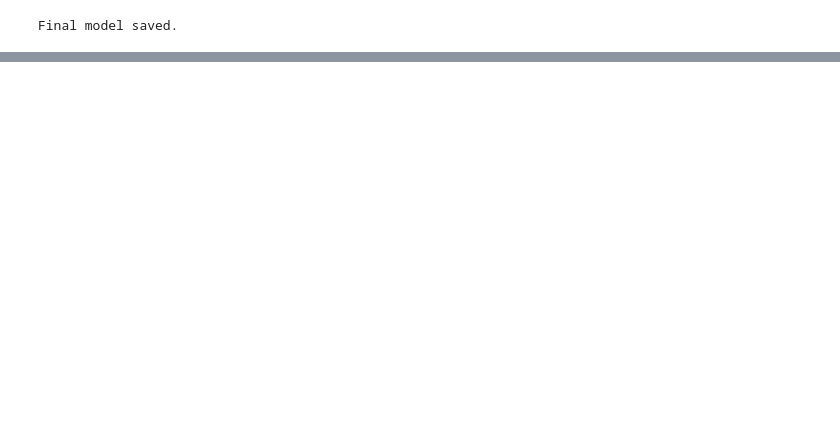
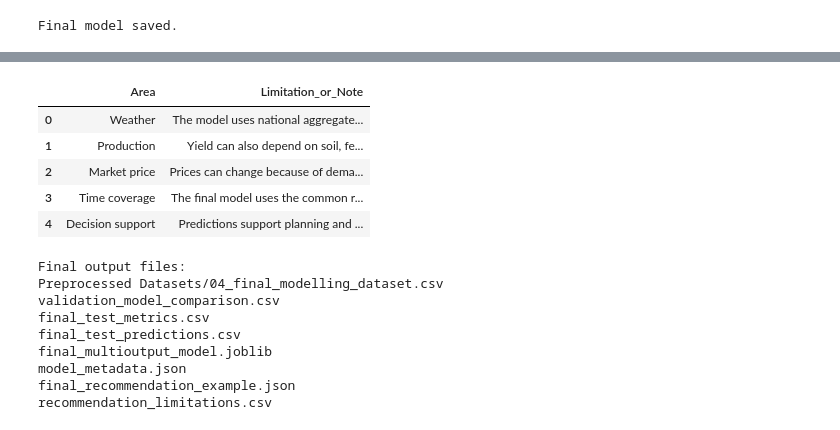
Before and after one commit to DTD-Wijesinghe/IT3091---Machine-Learning-Assignment, a Jupyter notebook: 04_IT23361690_Gunathilake_BMP_Final_Model.ipynb, the cells around one changed output, grey strips where cells are left out. Cells and saved outputs as stored; diff of their text form; code cells hidden in the pictures; blank space fills up the shorter version.

```diff
--- a/04_IT23361690_Gunathilake_BMP_Final_Model.ipynb
+++ b/04_IT23361690_Gunathilake_BMP_Final_Model.ipynb
@@ -572,2 +1132,69 @@ FINAL MODEL OUTPUT
 }
+# %%
+limitations = pd.DataFrame([
+    [
+        "Weather",
+        "The model uses national aggregated weather and cannot represent every farm's microclimate."
+    ],
+    [
+        "Production",
+        "Yield can also depend on soil, fertilizer, irrigation, pests, disease, seed variety and farm practice."
+    ],
+    [
+        "Market price",
+        (
+            "Prices can change because of demand, transport costs, imports, inflation, festivals and unexpected events. "
+            f"Final test price R2 = {test_metrics['NextMonthWholesalePrice_RsKg']['R2']:.4f}; "
+            "this weakness must be stated in the report."
+        )
+    ],
+    [
+        "Time coverage",
+        "The final model uses the common reliable period 2012-2023."
+    ],
+    [
+        "Decision support",
+        "Predictions support planning and should not replace farmer experience or agricultural advice."
+    ]
+], columns=[
+    "Area",
+    "Limitation_or_Note"
+])
+
+limitations.to_csv(
+    REPO_PATH
+    / "recommendation_limitations.csv",
+    index=False
+)
+
+display(limitations)
+
+print("\nFinal output files:")
+for name in [
+    "Preprocessed Datasets/04_final_modelling_dataset.csv",
+    "validation_model_comparison.csv",
+    "final_test_metrics.csv",
+    "final_test_predictions.csv",
+    "final_multioutput_model.joblib",
+    "model_metadata.json",
+    "final_recommendation_example.json",
+    "recommendation_limitations.csv"
+]:
+    print(name)
+# %% [output]
+|  | Area | Limitation_or_Note |
+| 0 | Weather | The model uses national aggregate... |
+| 1 | Production | Yield can also depend on soil, fe... |
+| 2 | Market price | Prices can change because of dema... |
+| 3 | Time coverage | The final model uses the common r... |
+| 4 | Decision support | Predictions support planning and ... |
+Final output files:
+Preprocessed Datasets/04_final_modelling_dataset.csv
+validation_model_comparison.csv
+final_test_metrics.csv
+final_test_predictions.csv
+final_multioutput_model.joblib
+model_metadata.json
+final_recommendation_example.json
+recommendation_limitations.csv
 # %%
```
Also changed, not shown: parts of 15 cells of this notebook, 8 other files.
